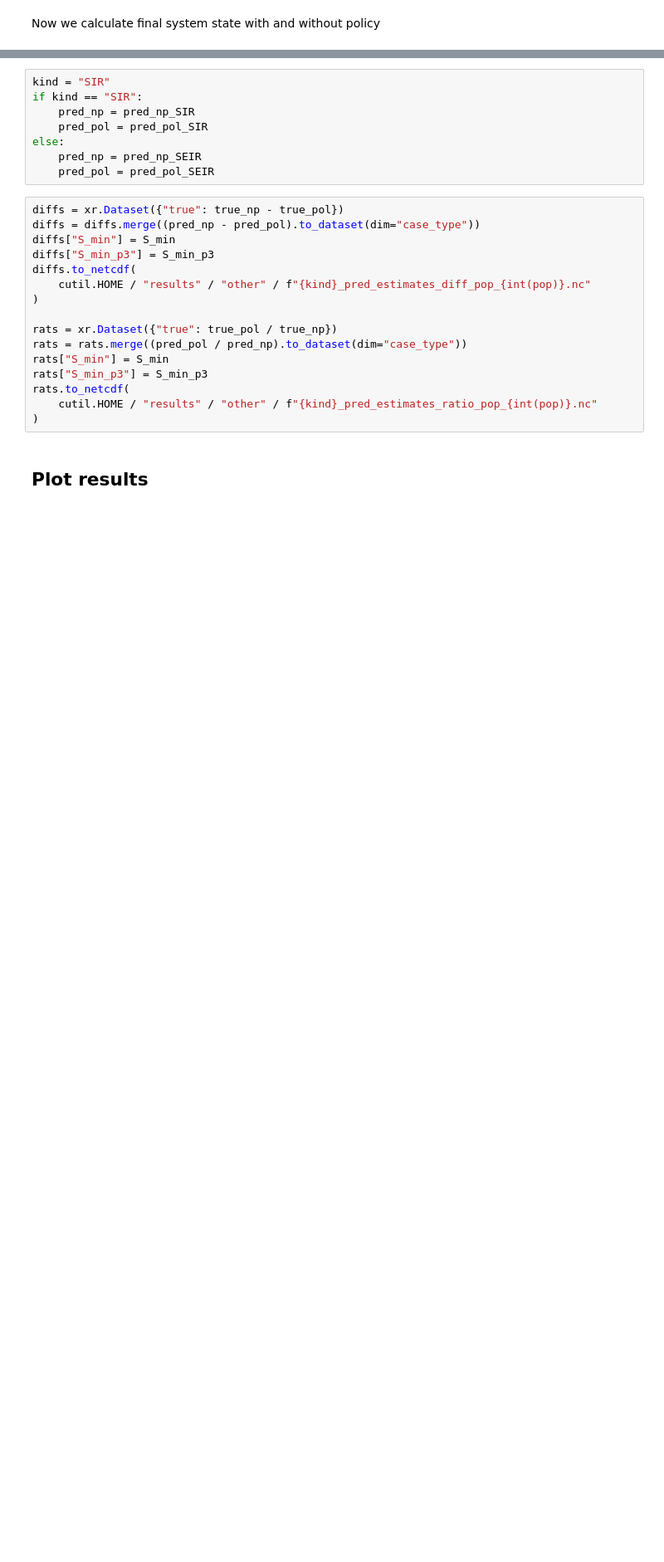
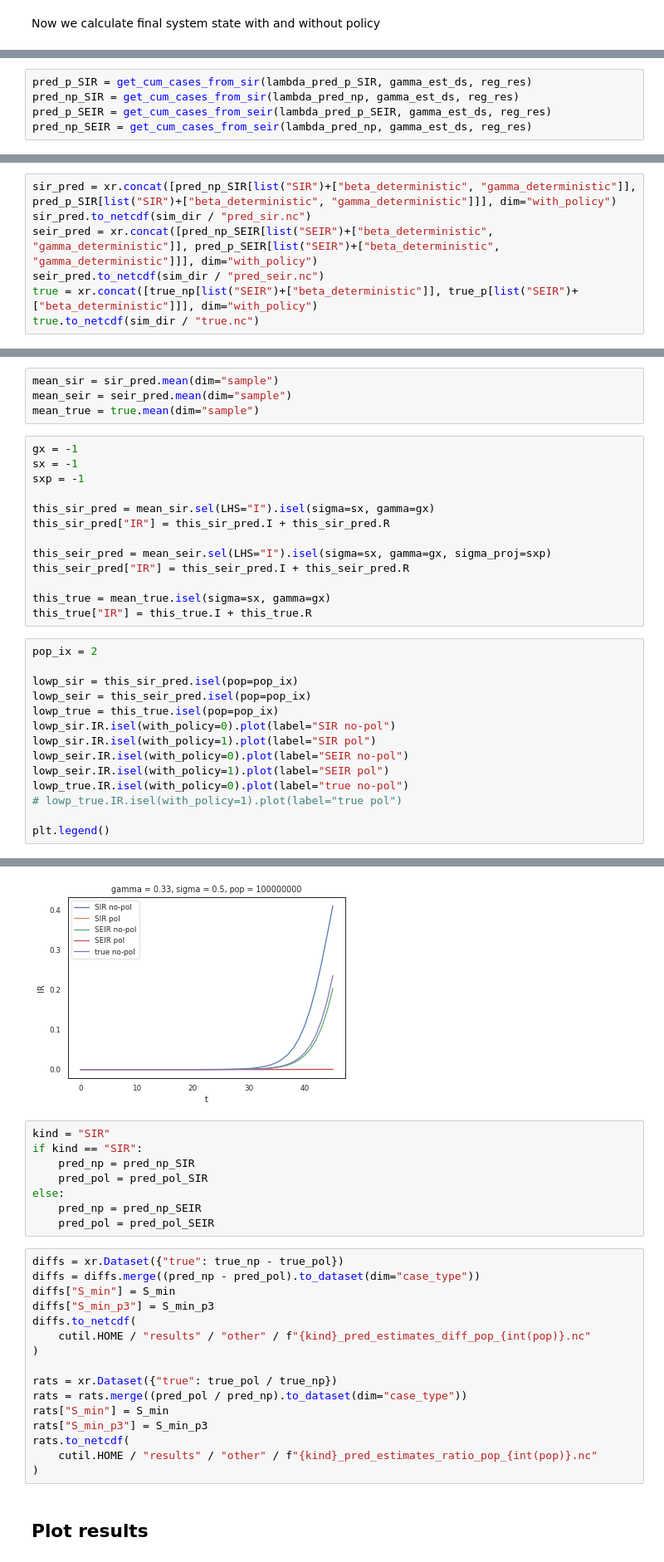
Before and after one commit to Global-Policy-Lab/gpl-covid, a Jupyter notebook: notebooks/iwb-SEIR.ipynb, the cells around one changed output, grey strips where cells are left out. Shown: that part at 83% size. Cells and saved outputs as stored; diff of their text form; blank space fills up the shorter version.

```diff
--- a/notebooks/iwb-SEIR.ipynb
+++ b/notebooks/iwb-SEIR.ipynb
@@ -295 +259,6 @@ pred_np_SEIR = get_cum_cases_from_SEIR(g_pred_no_pol)
+# %%
+pred_p_SIR = get_cum_cases_from_sir(lambda_pred_p_SIR, gamma_est_ds, reg_res)
+pred_np_SIR = get_cum_cases_from_sir(lambda_pred_np, gamma_est_ds, reg_res)
+pred_p_SEIR = get_cum_cases_from_seir(lambda_pred_p_SEIR, gamma_est_ds, reg_res)
+pred_np_SEIR = get_cum_cases_from_seir(lambda_pred_np, gamma_est_ds, reg_res)
 # %% [markdown]
@@ -296,0 +278,7 @@ Now we aggregate the "savings" from policy for both true and predicted
+# %%
+sir_pred = xr.concat([pred_np_SIR[list("SIR")+["beta_deterministic", "gamma_deterministic"]], pred_p_SIR[list("SIR")+["beta_deterministic", "gamma_deterministic"]]], dim="with_policy")
+sir_pred.to_netcdf(sim_dir / "pred_sir.nc")
+seir_pred = xr.concat([pred_np_SEIR[list("SEIR")+["beta_deterministic", "gamma_deterministic"]], pred_p_SEIR[list("SEIR")+["beta_deterministic", "gamma_deterministic"]]], dim="with_policy")
+seir_pred.to_netcdf(sim_dir / "pred_seir.nc")
+true = xr.concat([true_np[list("SEIR")+["beta_deterministic"]], true_p[list("SEIR")+["beta_deterministic"]]], dim="with_policy")
+true.to_netcdf(sim_dir / "true.nc")
@@ -296,0 +287,32 @@ Now we aggregate the "savings" from policy for both true and predicted
+# %%
+mean_sir = sir_pred.mean(dim="sample")
+mean_seir = seir_pred.mean(dim="sample")
+mean_true = true.mean(dim="sample")
+# %%
+gx = -1
+sx = -1
+sxp = -1
+
+this_sir_pred = mean_sir.sel(LHS="I").isel(sigma=sx, gamma=gx)
+this_sir_pred["IR"] = this_sir_pred.I + this_sir_pred.R
+
+this_seir_pred = mean_seir.sel(LHS="I").isel(sigma=sx, gamma=gx, sigma_proj=sxp)
+this_seir_pred["IR"] = this_seir_pred.I + this_seir_pred.R
+
+this_true = mean_true.isel(sigma=sx, gamma=gx)
+this_true["IR"] = this_true.I + this_true.R
+# %%
+pop_ix = 2
+
+lowp_sir = this_sir_pred.isel(pop=pop_ix)
+lowp_seir = this_seir_pred.isel(pop=pop_ix)
+lowp_true = this_true.isel(pop=pop_ix)
+lowp_sir.IR.isel(with_policy=0).plot(label="SIR no-pol")
+lowp_sir.IR.isel(with_policy=1).plot(label="SIR pol")
+lowp_seir.IR.isel(with_policy=0).plot(label="SEIR no-pol")
+lowp_seir.IR.isel(with_policy=1).plot(label="SEIR pol")
+lowp_true.IR.isel(with_policy=0).plot(label="true no-pol")
+# lowp_true.IR.isel(with_policy=1).plot(label="true pol")
+
+plt.legend()
+# %% [output]
@@ -297,3 +320,4 @@ Now we aggregate the "savings" from policy for both true and predicted
+[figure, added]
 # %%
 kind = "SIR"
 if kind == "SIR":
```
Also changed, not shown: parts of 17 cells of this notebook, 1 other file.
